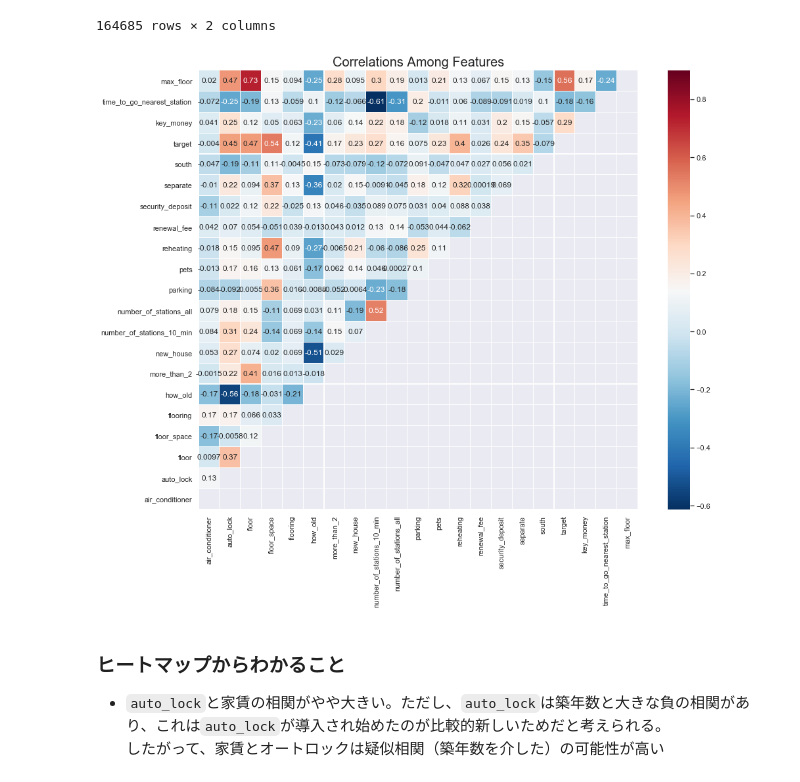
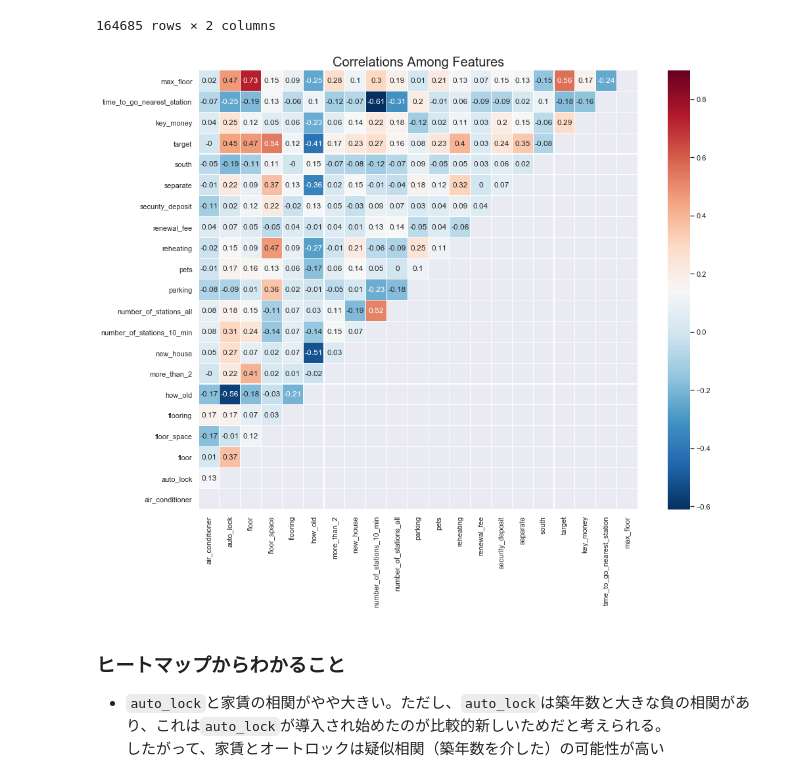
Before and after one commit to m7142yosuke/Tokyo-house-price-prediction-portfolio, a Jupyter notebook: 不動産価格予測.ipynb, the cells around one changed output. Cells and saved outputs as stored; diff of their text form; code cells hidden in the pictures.

```diff
--- a/不動産価格予測.ipynb
+++ b/不動産価格予測.ipynb
@@ -455,22 +455,22 @@ df_all.drop(['rent', 'service_fee'], axis=1, inplace=True)
 # %%
 mask = np.zeros_like(df_all.corr(), dtype=np.bool)
 mask[np.triu_indices_from(mask)] = True
 
 plt.figure(figsize = (15,12))
-sns.heatmap(df_all.corr(),
+sns.heatmap(df_all.corr().round(decimals=2),
             annot=True,
             mask = mask,
             cmap = 'RdBu_r',
             linewidths=0.1,
             linecolor='white',
             vmax = .9,
             square=True)
 plt.title("Correlations Among Features", y = 1.03,fontsize = 20)
 plt.tight_layout()
 plt.ylim(0,len(df_all.corr()))
 plt.show()
 # %% [output]
-[figure, old version]
+[figure, new version]
 # %% [markdown]
 ### ヒートマップからわかること
 - `auto_lock`と家賃の相関がやや大きい。ただし、`auto_lock`は築年数と大きな負の相関があり、これは`auto_lock`が導入され始めたのが比較的新しいためだと考えられる。
```
Also changed, not shown: parts of 7 cells of this notebook, 7 other files.
